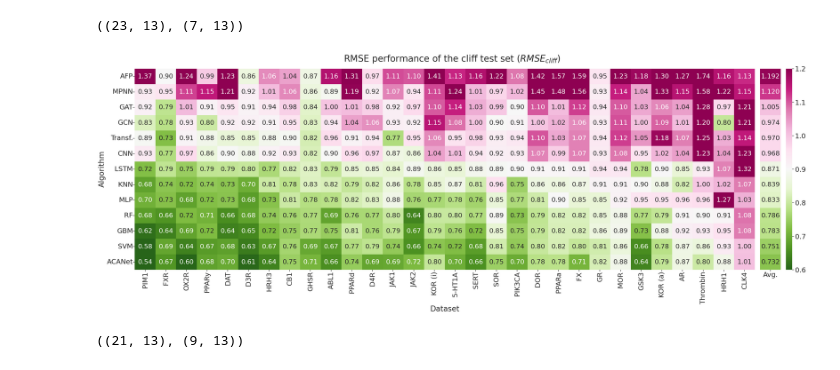
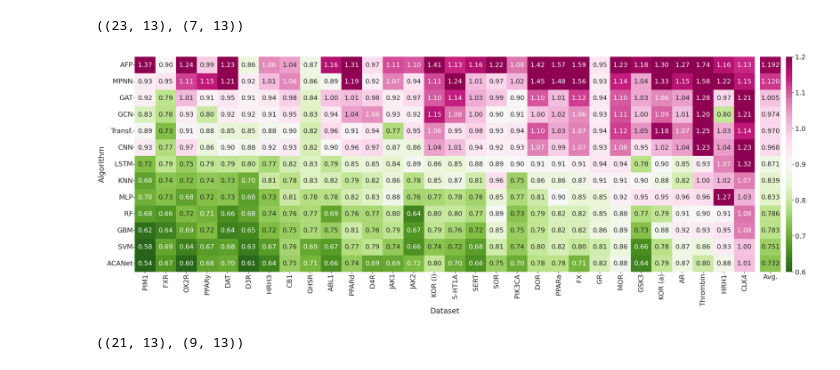
Before and after one commit to shenwanxiang/ACANet, a Jupyter notebook: experiment/03_HSSMS_performance/analysis.ipynb, the cells around one changed output. Drawn from its saved outputs; the diff is of its cells as text; code cells hidden in the pictures.

```diff
--- a/experiment/03_HSSMS_performance/analysis.ipynb
+++ b/experiment/03_HSSMS_performance/analysis.ipynb
@@ -142,35 +143,36 @@ ax1, ax2, ax3 = axes
 dffs = dff.groupby(['name','algorithm'])['cliff_rmse'].mean().unstack()
 m = dffs.mean().sort_values(ascending=False).index.to_list()
 d = dffs.T.median().sort_values().index.to_list()
 dffs = dffs.loc[d][m]
 
 
 dffs.columns = dffs.columns.map({'ACANet':'ACANet', 'SVM':'SVM', 'GBM':'GBM', 'RF':'RF',
                                  'KNN':'KNN', 'MLP':'MLP', 'LSTM':'LSTM', 'Transformer':'Transf.',
                                  'CNN':'CNN', 'MPNN':'MPNN', 'AFP': 'AFP', 'GCN':'GCN', 'GAT':'GAT'})
 
 h1 = sns.heatmap(dffs.T, cmap = 'PiYG_r', vmin = 0.6, vmax=1.2, ax=ax1, annot=True, fmt='.2f', cbar_ax = ax3, annot_kws ={'fontsize':fontsize},)
 
 h2 = sns.heatmap(dffs.mean().to_frame(name='Avg.'), cmap = 'PiYG_r', vmin = 0.6, vmax=1.2, ax=ax2, annot=True, fmt='.3f', cbar = False, annot_kws ={'fontsize':fontsize},)
 
 
 ax1.tick_params(left='off',  bottom='off', pad=.1,)
 ax2.tick_params(axis='x',  bottom='off', pad=.1,)
 
 ax1.set_ylabel('Algorithm')
 ax1.set_xlabel('Dataset')
 ax2.set_ylabel('')
 
 ax2.set_yticklabels('')
 #ax2.tick_params(rotation=90)
 
 
-plt.suptitle('RMSE performance of the cliff test set ($RMSE_{cliff}$)')
+#plt.suptitle('RMSE performance of the cliff test set ($RMSE_{cliff}$)')
 plt.tight_layout(pad=0.5)
 
 fig.savefig("./benchmark_performance/cliff_rmse_comparasions_heatmap.pdf",  bbox_inches='tight')
+fig.savefig("./benchmark_performance/cliff_rmse_comparasions_heatmap.svg",  bbox_inches='tight')
 # %% [output]
-[figure, old version]
+[figure, new version]
 # %%
 dffs[dffs.ACANet < dffs.SVM].shape, dffs[dffs.ACANet > dffs.SVM].shape
 # %% [output]
```
Also changed, not shown: parts of 6 cells of this notebook, 10 other files.
